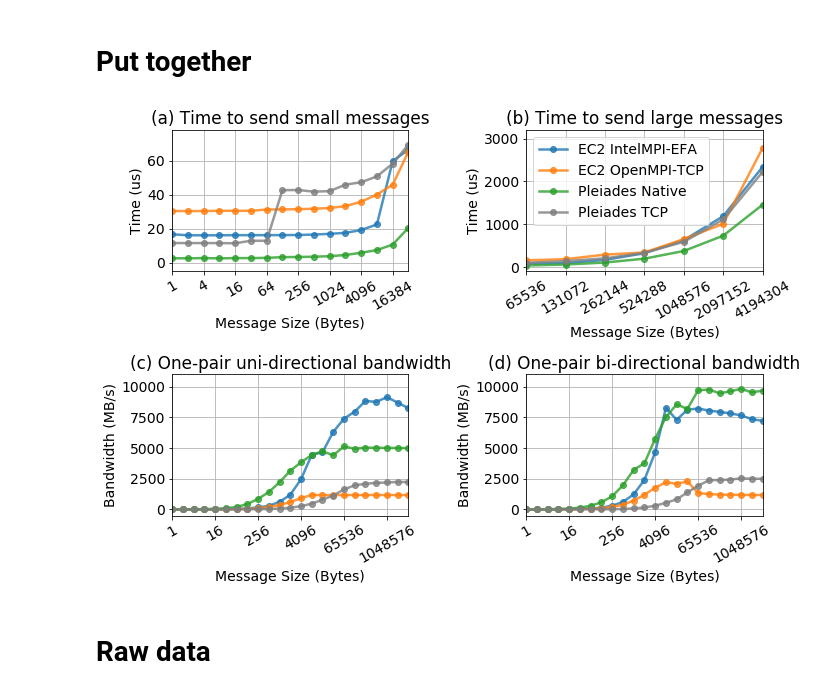
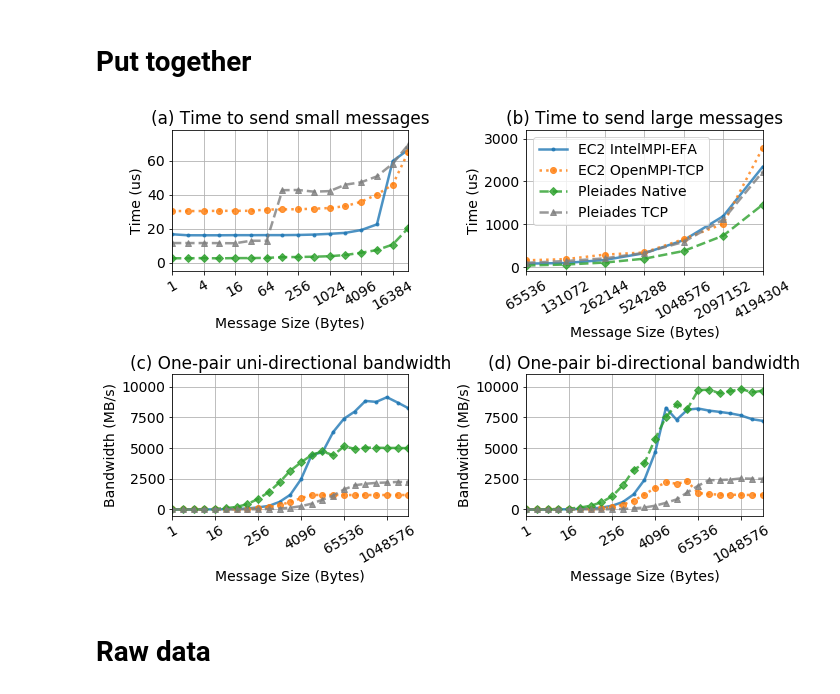
Before and after one commit to JiaweiZhuang/aws-mpi-benchmark, a Jupyter notebook: notebooks/pt2pt_compare_pleiades.ipynb, the cells around one changed output. Saved outputs shown, nothing was run; the diff lists cells and outputs as text; code cells hidden in the pictures.

```diff
--- a/notebooks/pt2pt_compare_pleiades.ipynb
+++ b/notebooks/pt2pt_compare_pleiades.ipynb
@@ -89,35 +89,45 @@ plt.rcParams['font.size'] = 14
 fig, axes = plt.subplots(2, 2, figsize=[10, 7])
 
 colors = ['C0', 'C1', 'C2', 'C7']
 plot_kwargs = dict(color=colors, linewidth=2.5, alpha=0.8)
 
 plot_osu(lat_all[1:17], x_freq=2,  ax=axes[0][0], legend=False, **plot_kwargs)
-plot_osu(lat_all[17:], x_freq=1, ax=axes[0][1], legend=True, **plot_kwargs)
+plot_osu(lat_all[17:], x_freq=1, ax=axes[0][1], legend=False, **plot_kwargs)
 plot_osu(bw_all, ax=axes[1][0], x_freq=4, legend=False, **plot_kwargs)
 plot_osu(bibw_all, ax=axes[1][1], x_freq=4, legend=False, **plot_kwargs)
+
+marker_list = ['.','o','D','^']
+linestyle_list = ['-',':','--','--']
+for ax in axes.flatten():
+    for i, line in enumerate(ax.get_lines()):
+        line.set_marker(marker_list[i])
+        line.set_linestyle(linestyle_list[i])
+
+axes[0][1].legend()
+
 
 axes[0][0].set_title('(a) Time to send small messages')
 axes[0][1].set_title('(b) Time to send large messages')
 axes[1][0].set_title('(c) One-pair uni-directional bandwidth')
 axes[1][1].set_title('(d) One-pair bi-directional bandwidth')
 
 for ax in axes[0]:
     ax.set_ylabel('Time (us)')
 
 axes[0][0].set_ylim(-5, 78)
 axes[0][1].set_ylim(-100, 3200)
 
 for ax in axes[1]:
     ax.set_ylabel('Bandwidth (MB/s)')
     ax.set_ylim(-500, 11000)
 
 for ax in axes.flatten():
     ax.tick_params(axis='x', labelrotation=30)  # https://stackoverflow.com/a/54353146
 
 fig.tight_layout()
 fig.savefig('pt2pt_compare.png', dpi=300)
 # %% [output]
-[figure, old version]
+[figure, new version]
 # %% [markdown]
 # Raw data
 # %%
```
Also changed, not shown: 1 other file.
